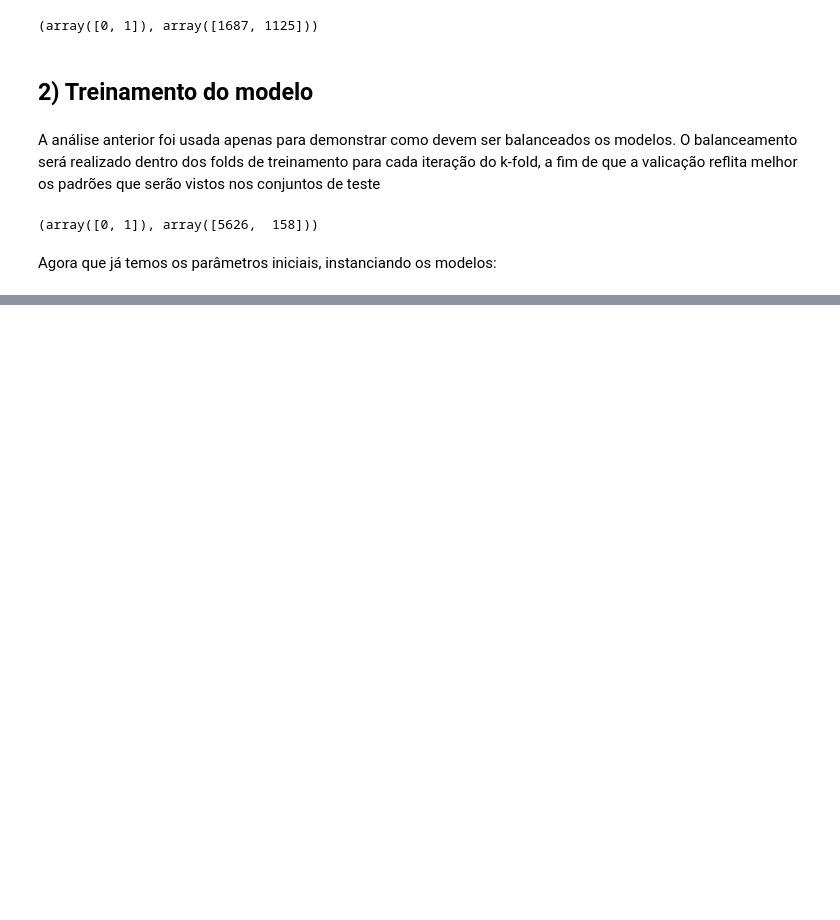
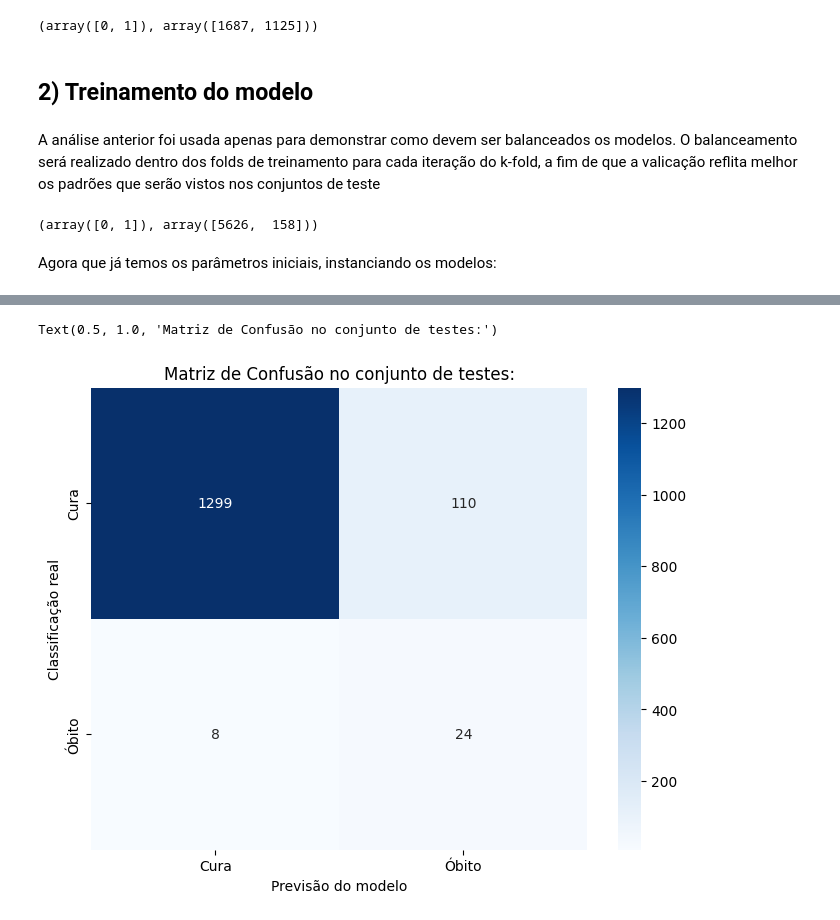
Before and after one commit to lipecorradini/mc853, a Jupyter notebook: training.ipynb, the cells around one changed output, grey strips where cells are left out. Drawn from its saved outputs; the diff is of its cells as text; code cells hidden in the pictures; blank space fills up the shorter version.

```diff
--- a/training.ipynb
+++ b/training.ipynb
@@ -12,6 +12,9 @@ Name: Resultado, dtype: int64
 0    1409
 1      32
 Name: Resultado, dtype: int64
+# %%
+y_test = df_test['Resultado'].to_numpy()
+X_test = df_test.drop(['Resultado'], axis=1).to_numpy()
 # %%
 y_train = df_train['Resultado'].to_numpy()
 X_train = df_train.drop(['Resultado'], axis=1).to_numpy()
@@ -200,0 +285,3 @@ Random Forest: {'precision': 0.3114754098360656, 'recall': 0.59375, 'f1-score':
+# %%
+melhor_modelo = save_best_models['kNN'][4]
+y_pred = melhor_modelo.predict(X_test)
@@ -200,0 +300,12 @@ Random Forest: {'precision': 0.3114754098360656, 'recall': 0.59375, 'f1-score':
+# %%
+
+# Mostrando a matriz de confusão para o melhor modelo
+cm = confusion_matrix(y_test, y_pred)
+plt.figure(figsize=(8, 6))
+sns.heatmap(cm, annot=True, fmt='d', cmap='Blues', xticklabels=['Cura', 'Óbito'], yticklabels=['Cura', 'Óbito'])
+plt.xlabel('Previsão do modelo')
+plt.ylabel('Classificação real')
+plt.title('Matriz de Confusão no conjunto de testes:')
+# %% [output]
+Text(0.5, 1.0, 'Matriz de Confusão no conjunto de testes:')
+[figure, added]
```
Also changed, not shown: parts of 18 cells of this notebook, 1 other file.
